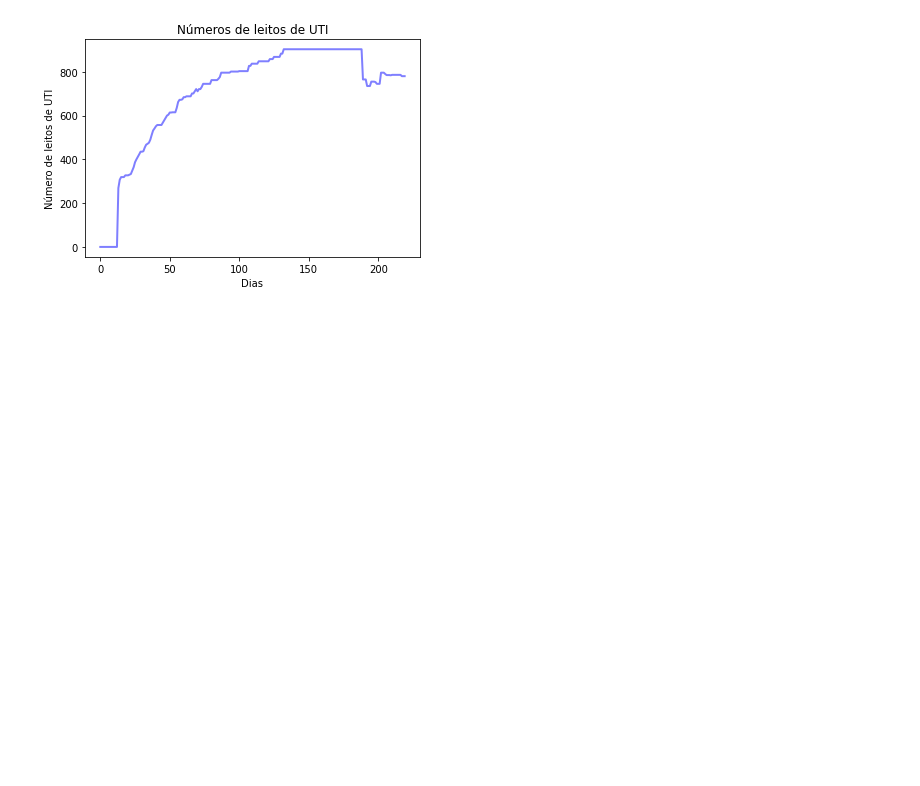
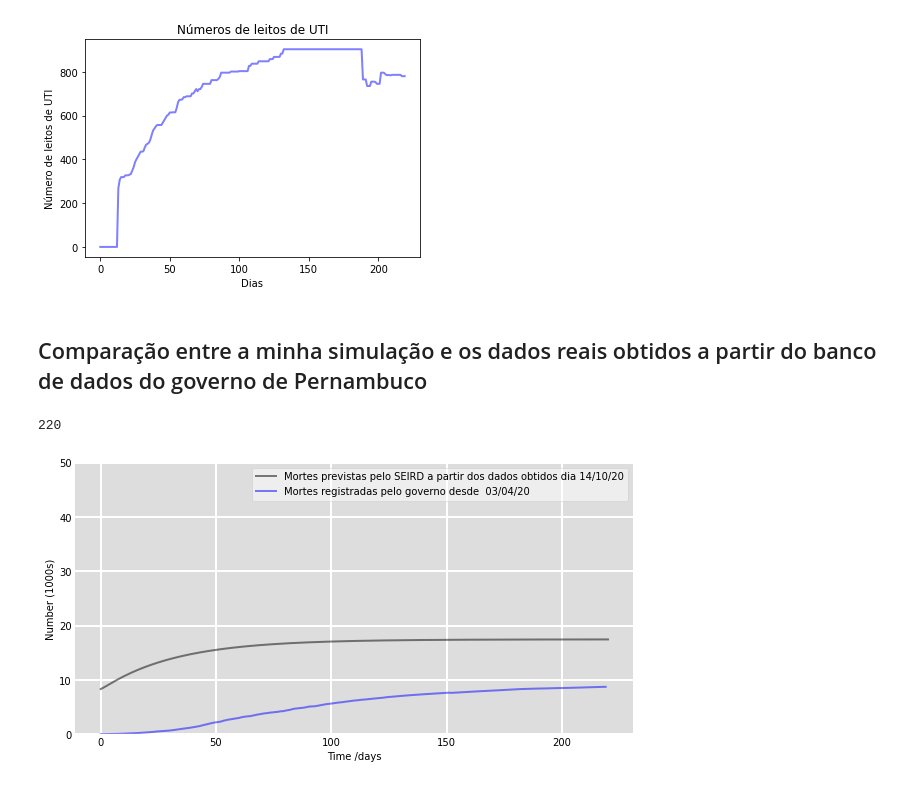
Before and after one commit to jc-costa/COVID-19-no-estado-de-Pernambuco, a Jupyter notebook: COVID-19.ipynb, the cells around one changed output. Drawn from its saved outputs; the diff is of its cells as text; code cells hidden in the pictures; blank space fills up the shorter version.

Commit message:
Fazendo comparações entre o SEIRD e os dados do governo

```diff
--- a/COVID-19.ipynb
+++ b/COVID-19.ipynb
@@ -372,3 +387,32 @@ plt.title('Números de leitos de UTI')
 plt.show()
 # %% [output]
 [figure]
+# %% [markdown]
+## Comparação entre a minha simulação e os dados reais obtidos a partir do banco de dados do governo de Pernambuco
+# %%
+array = dataFrameCovid19['obitos'].values
+arra7 = dataFrameCovid19['obitos'].index
+print(len(arra7))
+# %% [output]
+220
+# %%
+# Plot the data on three separate curves for S(t), I(t) and R(t)
+fig = plt.figure(facecolor='w')
+ax = fig.add_subplot(111, facecolor='#dddddd', axisbelow=True)
+ax.plot(t, D/1000, 'k', alpha=0.5, lw=2, label='Mortes previstas pelo SEIRD a partir dos dados obtidos dia 14/10/20')
+ax.plot(arra7, array/1000, 'b', alpha=0.5, lw=2, label='Mortes registradas pelo governo desde  03/04/20')
+ax.set_xlabel('Time /days')
+ax.set_ylabel('Number (1000s)')
+ax.set_ylim(0,50)
+ax.yaxis.set_tick_params(length=0)
+ax.xaxis.set_tick_params(length=0)
+ax.grid(b=True, which='major', c='w', lw=2, ls='-')
+legend = ax.legend()
+legend.get_frame().set_alpha(0.5)
+for spine in ('top', 'right', 'bottom', 'left'):
+    ax.spines[spine].set_visible(False)
+plt.savefig('mortos.png')
+plt.rcParams['figure.figsize'] = (10,5)
+plt.show()
+# %% [output]
+[figure, added]
```
Also changed, not shown: parts of 22 cells of this notebook, 4 other files.
